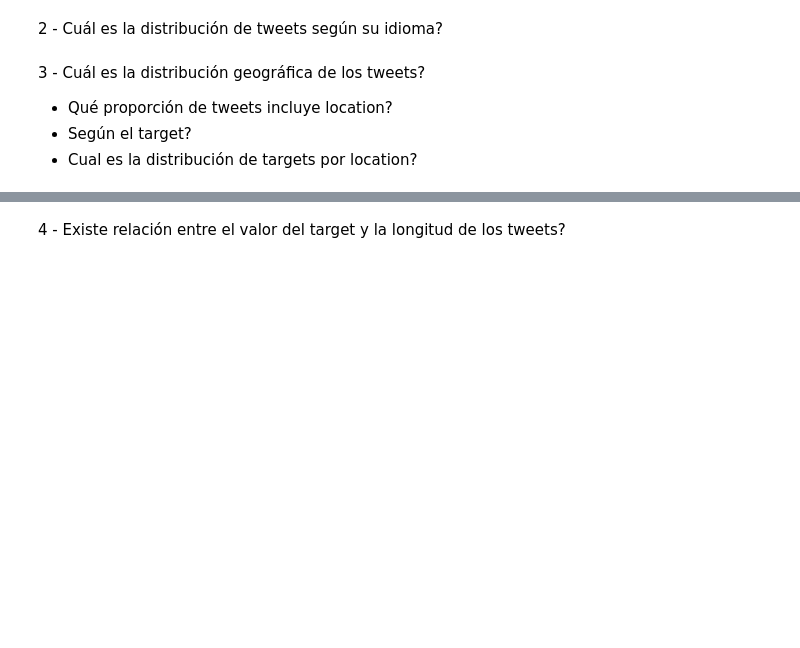
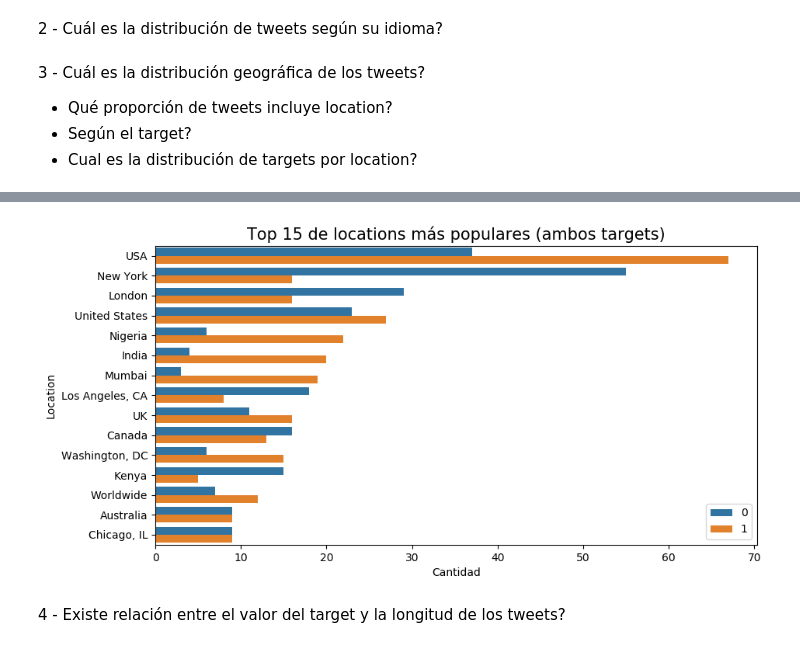
Before and after one commit to patopizzini/Organizacion_Datos_1C2020, a Jupyter notebook: TP1/TP1_JM.ipynb, the cells around one changed output, grey strips where cells are left out. Cells and saved outputs as stored; diff of their text form; code cells hidden in the pictures; blank space fills up the shorter version.

```diff
--- a/TP1/TP1_JM.ipynb
+++ b/TP1/TP1_JM.ipynb
@@ -176,3 +218,23 @@ plt.show()
+# %%
+#Combinamos los mas populares con ambos targets, separados por target
+tweets_top_locations_count_grouped = tweets_top_locations_df.groupby(['location','target']).size().reset_index()
+tweets_top_locations_count_grouped = tweets_top_locations_count_grouped.rename(columns={0:'count'})
+
+tweets_top_locations_count_grouped['populares'] = tweets_top_locations_count_grouped['location'].isin(tweets_top_locations.index)
+tweets_top_locations_count_grouped_filtered = tweets_top_locations_count_grouped[tweets_top_locations_count_grouped['populares']==True]
+tweets_top_locations_count_grouped_filtered_sorted = tweets_top_locations_count_grouped_filtered.sort_values(('count'),ascending=False)
+tweets_top_locations_count_grouped_filtered_sorted
+
+fig = plt.figure(figsize=(10, 5))
+ax1 = fig.add_subplot()
+ax1 = sns.barplot(x='count', y='location', hue='target', data=tweets_top_locations_count_grouped_filtered_sorted)
+ax1.set_xlabel("Cantidad",fontsize=figure_axis_fs)
+ax1.set_ylabel("Location",fontsize=figure_axis_fs)
+ax1.legend(fontsize=figure_legend_fs)
+ax1.set_title("Top 15 de locations más populares (ambos targets)", fontsize=figure_sub_title_fs)
+plt.show()
+# %% [output]
+[figure, added]
 # %% [markdown]
 4 - Existe relación entre el valor del target y la longitud de los tweets?
 # %%
```
Also changed, not shown: parts of 14 cells of this notebook.
